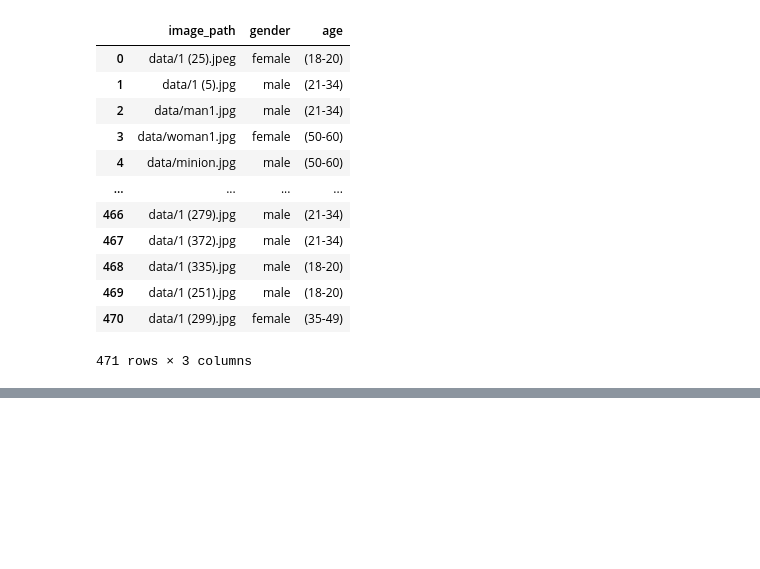
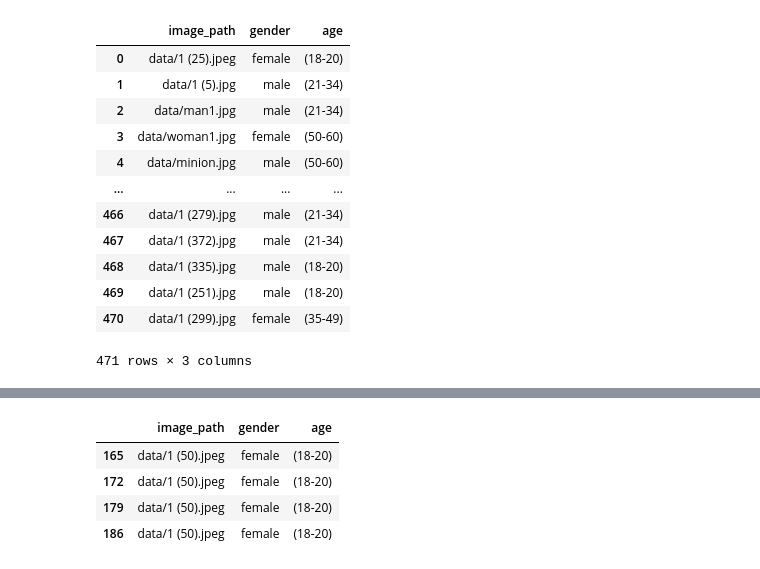
Before and after one commit to ninamcunha/amooora, a Jupyter notebook: notebooks/dedemenezes_final_lda.ipynb, the cells around one changed output, grey strips where cells are left out. Cells and saved outputs as stored; diff of their text form; code cells hidden in the pictures; blank space fills up the shorter version.

```diff
--- a/notebooks/dedemenezes_final_lda.ipynb
+++ b/notebooks/dedemenezes_final_lda.ipynb
@@ -377,0 +416,8 @@ imgs_df[]
+# %%
+female_images_df[female_images_df['image_path'] == 'data/1 (50).jpeg']
+# %% [output]
+|  | image_path | gender | age |
+| 165 | data/1 (50).jpeg | female | (18-20) |
+| 172 | data/1 (50).jpeg | female | (18-20) |
+| 179 | data/1 (50).jpeg | female | (18-20) |
+| 186 | data/1 (50).jpeg | female | (18-20) |
```
Also changed, not shown: parts of 8 cells of this notebook.
